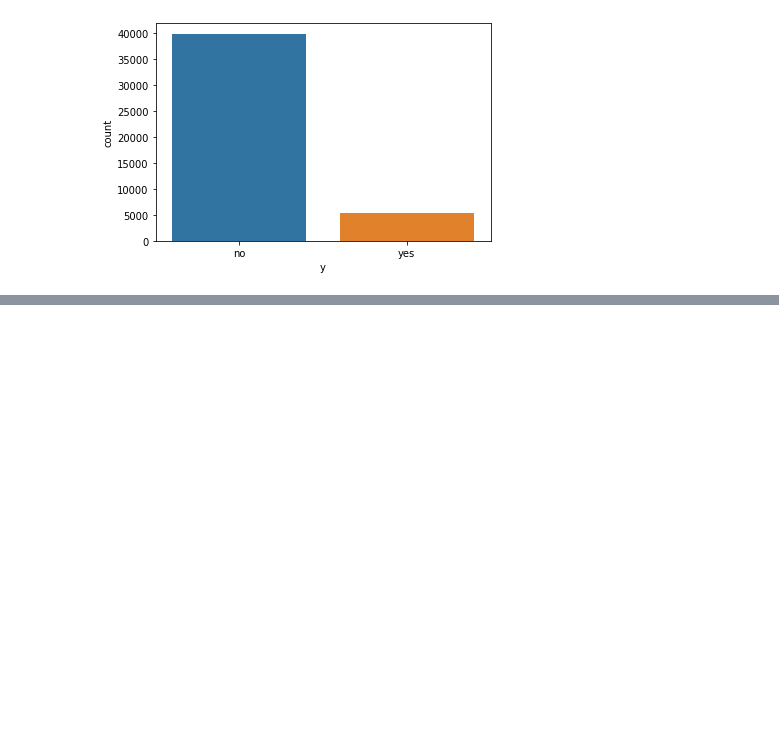
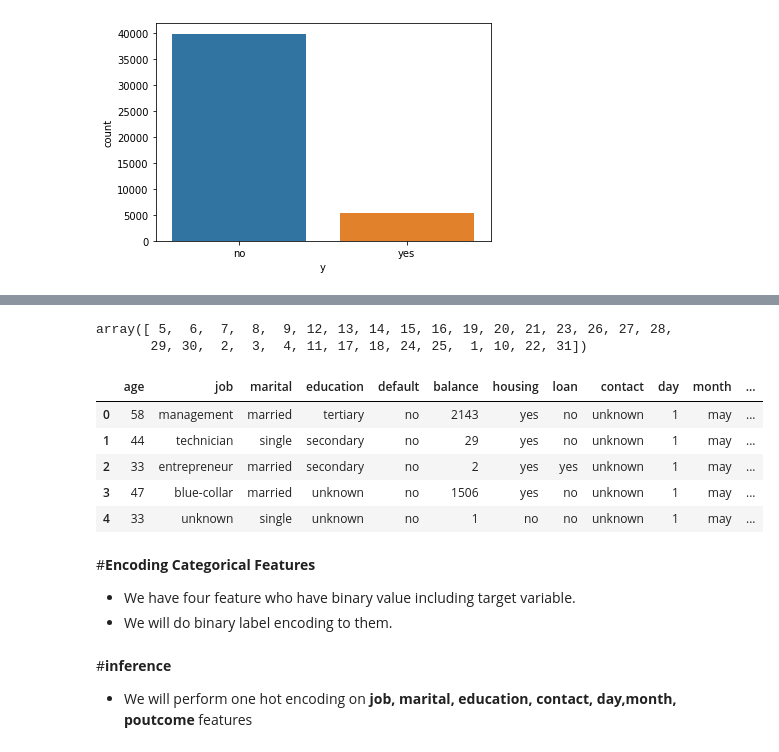
Before and after one commit to shwetaNayak19/Bank-Marketing-Effectiveness-Prediction, a Jupyter notebook: Bank_Marketing_Effectiveness_Prediction.ipynb, the cells around one changed output, grey strips where cells are left out. Drawn from its saved outputs; the diff is of its cells as text; code cells hidden in the pictures; blank space fills up the shorter version.

```diff
--- a/Bank_Marketing_Effectiveness_Prediction.ipynb
+++ b/Bank_Marketing_Effectiveness_Prediction.ipynb
@@ -503,0 +570,3 @@ plt.show()
+# %%
+#dropping pdays column
+df1.drop('pdays',inplace=True,axis=1)
@@ -503,0 +615,23 @@ plt.show()
+# %%
+df1['day'].unique()
+# %% [output]
+array([ 5,  6,  7,  8,  9, 12, 13, 14, 15, 16, 19, 20, 21, 23, 26, 27, 28,
+       29, 30,  2,  3,  4, 11, 17, 18, 24, 25,  1, 10, 22, 31])
+# %%
+#let's create 3 categories for day feature like 1-10 is 1 and 11-20 is 2 etc
+day_conv_dic = {1:1,2:1,3:1,4:1,5:1,6:1,7:1,8:1,9:1,10:1,11:2,12:2,13:2,14:2,15:2,16:2,17:2,18:2,19:2,20:2,21:3,22:3,23:3,24:3,25:3,26:3,27:3,28:3,29:3,30:3,31:3}
+df1['day'].replace(day_conv_dic,inplace=True)
+# %%
+df1.head()
+# %% [output]
+|  | age | job | marital | education | default | balance | housing | loan | contact | day | month | ... |
+| 0 | 58 | management | married | tertiary | no | 2143 | yes | no | unknown | 1 | may | ... |
+| 1 | 44 | technician | single | secondary | no | 29 | yes | no | unknown | 1 | may | ... |
+| 2 | 33 | entrepreneur | married | secondary | no | 2 | yes | yes | unknown | 1 | may | ... |
+| 3 | 47 | blue-collar | married | unknown | no | 1506 | yes | no | unknown | 1 | may | ... |
+| 4 | 33 | unknown | single | unknown | no | 1 | no | no | unknown | 1 | may | ... |
+# %% [markdown]
+#**Encoding Categorical Features**
+
+* We have four feature who have binary value including target variable.
+* We will do binary label encoding to them.
@@ -503,0 +648,4 @@ plt.show()
+# %% [markdown]
+#**inference**
+
+* We will perform one hot encoding on **job, marital, education, contact, day,month, poutcome** features
```
Also changed, not shown: parts of 14 cells of this notebook.
